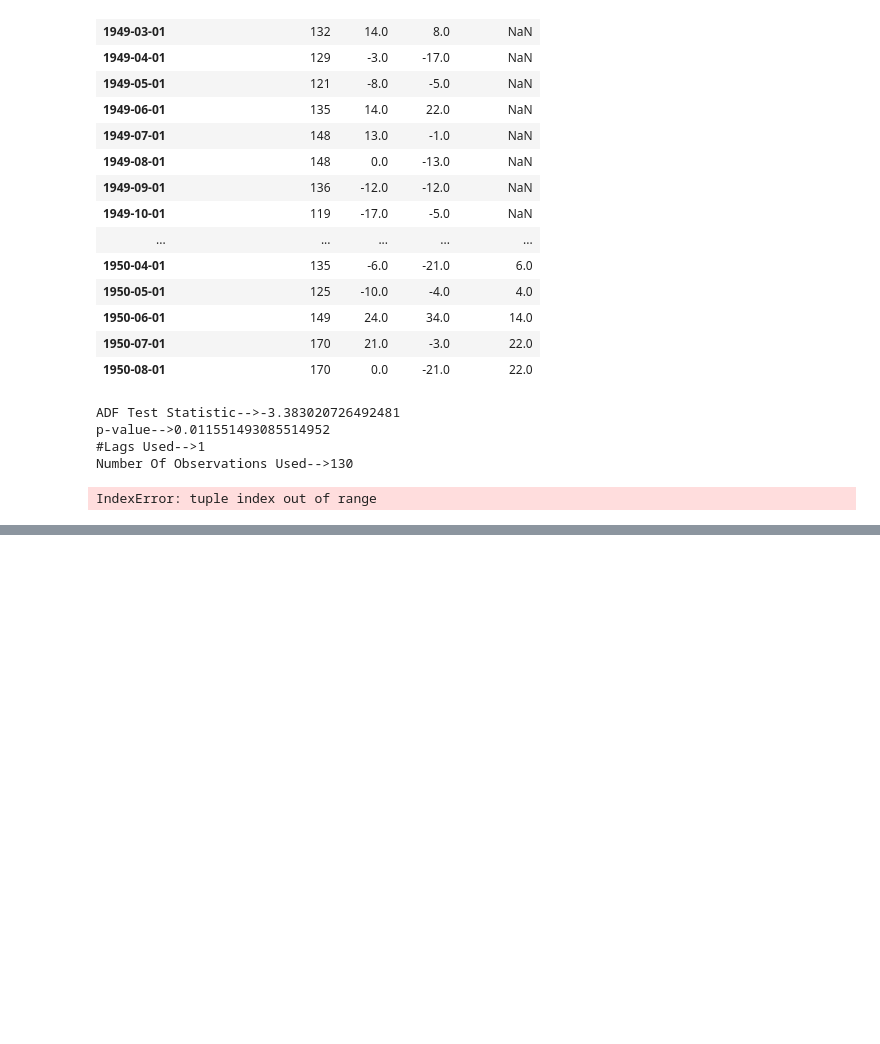
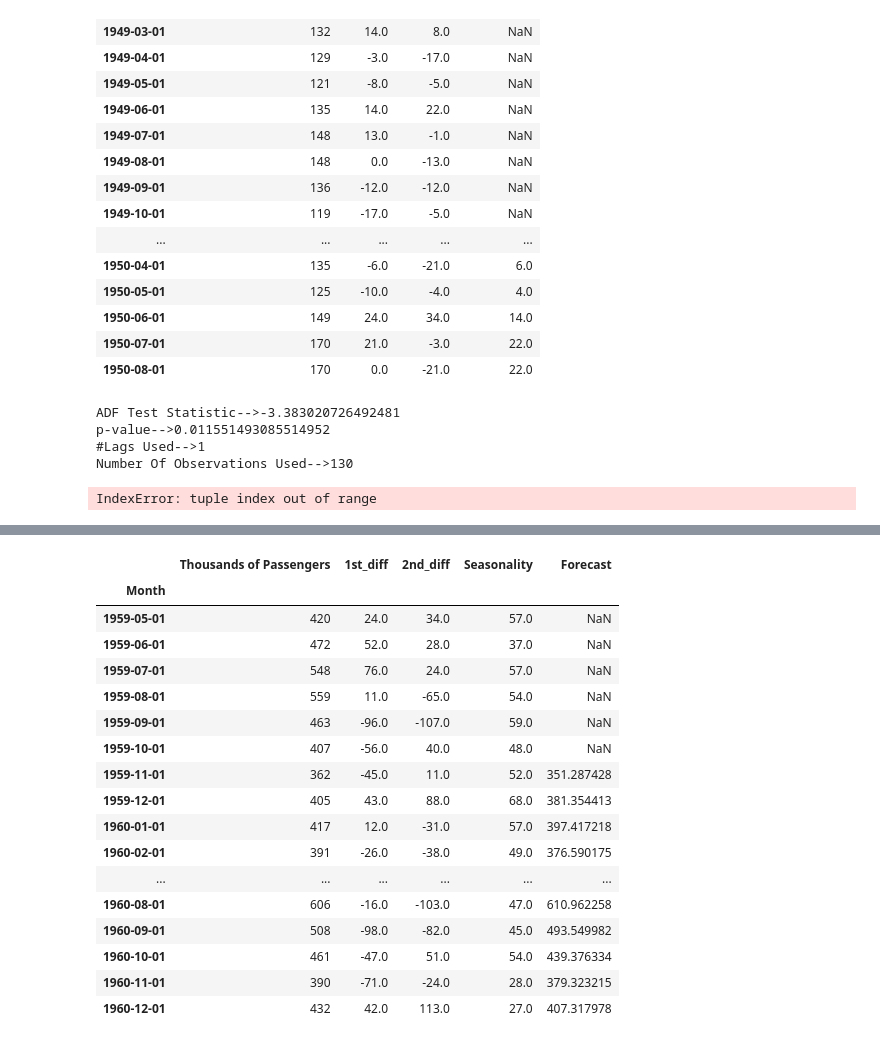
Before and after one commit to KOWSALYAAARU/test_app, a Jupyter notebook: time_series_forecasting_casestudy_1.ipynb, the cells around one changed output, grey strips where cells are left out. Cells and saved outputs as stored; diff of their text form; code cells hidden in the pictures; blank space fills up the shorter version.

```diff
--- a/time_series_forecasting_casestudy_1.ipynb
+++ b/time_series_forecasting_casestudy_1.ipynb
@@ -275,0 +361,21 @@ IndexError: tuple index out of range
+# %%
+dataset.tail(20)
+# %% [output]
+|  | Thousands of Passengers | 1st_diff | 2nd_diff | Seasonality | Forecast |
+| Month |  |  |  |  |  |
+| 1959-05-01 | 420 | 24.0 | 34.0 | 57.0 | NaN |
+| 1959-06-01 | 472 | 52.0 | 28.0 | 37.0 | NaN |
+| 1959-07-01 | 548 | 76.0 | 24.0 | 57.0 | NaN |
+| 1959-08-01 | 559 | 11.0 | -65.0 | 54.0 | NaN |
+| 1959-09-01 | 463 | -96.0 | -107.0 | 59.0 | NaN |
+| 1959-10-01 | 407 | -56.0 | 40.0 | 48.0 | NaN |
+| 1959-11-01 | 362 | -45.0 | 11.0 | 52.0 | 351.287428 |
+| 1959-12-01 | 405 | 43.0 | 88.0 | 68.0 | 381.354413 |
+| 1960-01-01 | 417 | 12.0 | -31.0 | 57.0 | 397.417218 |
+| 1960-02-01 | 391 | -26.0 | -38.0 | 49.0 | 376.590175 |
+| ... | ... | ... | ... | ... | ... |
+| 1960-08-01 | 606 | -16.0 | -103.0 | 47.0 | 610.962258 |
+| 1960-09-01 | 508 | -98.0 | -82.0 | 45.0 | 493.549982 |
+| 1960-10-01 | 461 | -47.0 | 51.0 | 54.0 | 439.376334 |
+| 1960-11-01 | 390 | -71.0 | -24.0 | 28.0 | 379.323215 |
+| 1960-12-01 | 432 | 42.0 | 113.0 | 27.0 | 407.317978 |
```
Also changed, not shown: parts of 34 cells of this notebook.
